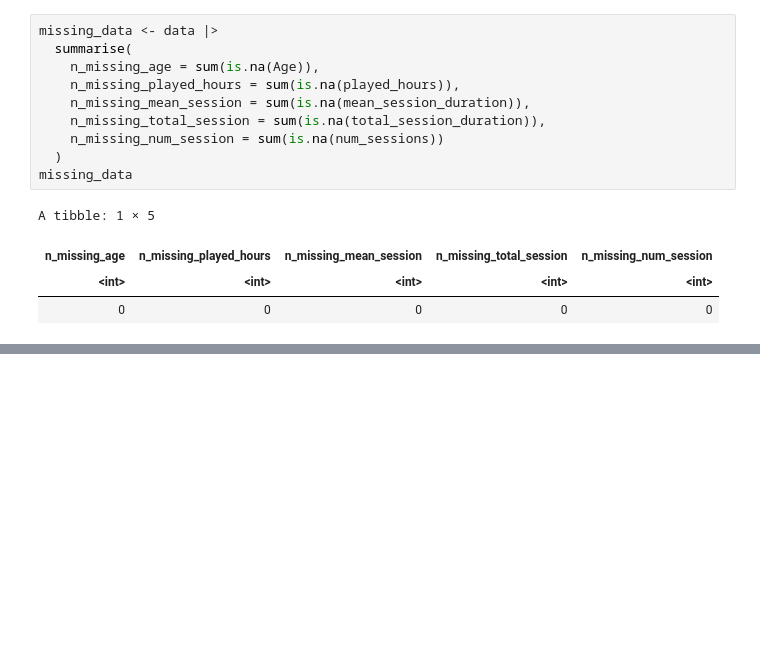
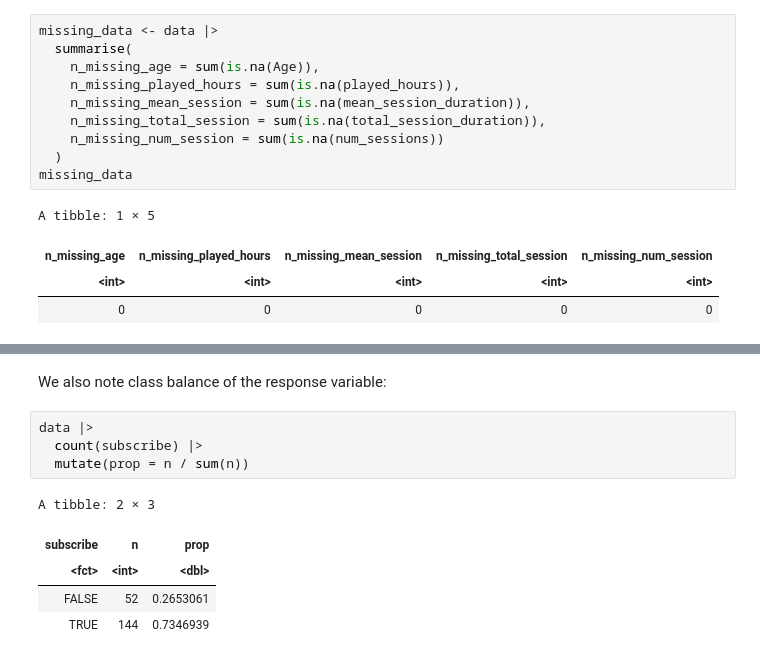
Before and after one commit to wizexplorer/dsci-100-project, a Jupyter notebook: project_report_40.ipynb, the cells around one changed output, grey strips where cells are left out. Saved outputs shown, nothing was run; the diff lists cells and outputs as text; blank space fills up the shorter version.

```diff
--- a/project_report_40.ipynb
+++ b/project_report_40.ipynb
@@ -255,0 +280,12 @@ A tibble: 1 × 5
+# %% [markdown]
+We also note class balance of the response variable:
+# %%
+data |>
+  count(subscribe) |>
+  mutate(prop = n / sum(n))
+# %% [output]
+A tibble: 2 × 3
+| subscribe | n | prop |
+| <fct> | <int> | <dbl> |
+| FALSE | 52 | 0.2653061 |
+| TRUE | 144 | 0.7346939 |
```
Also changed, not shown: parts of 7 cells of this notebook.
